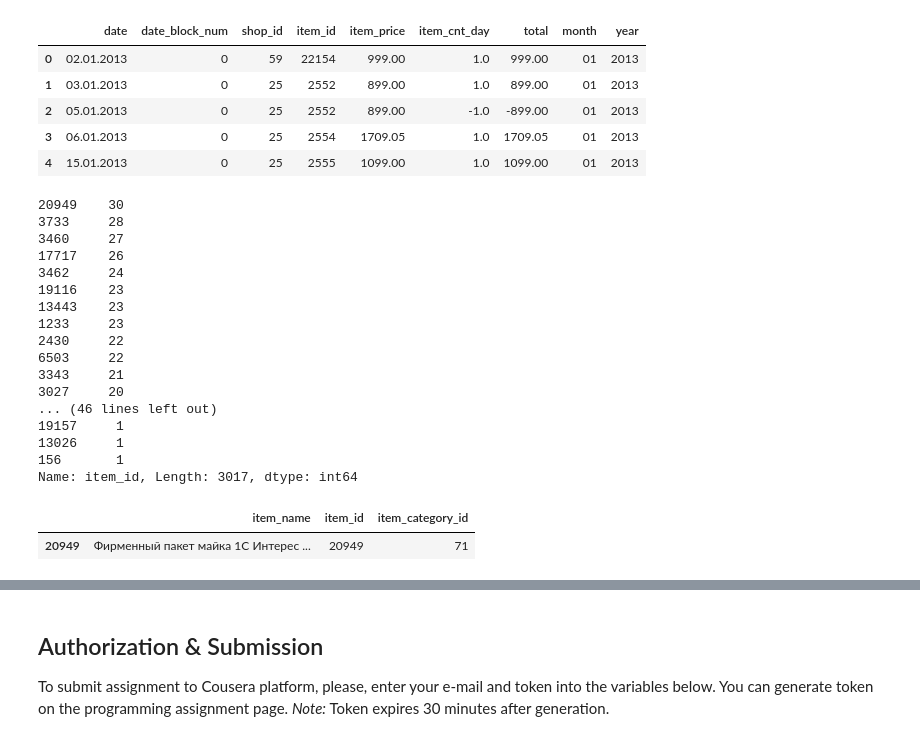
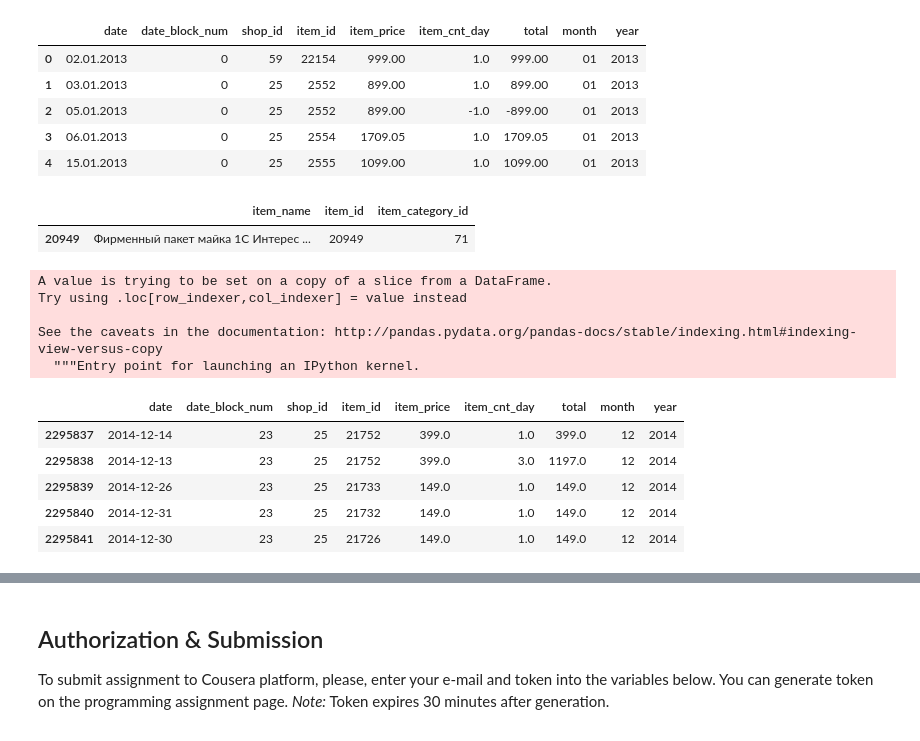
Before and after one commit to farbodab/Advanced-Machine-Learning-Specialization, a Jupyter notebook: Programming assignment, week 1_ Pandas basics/PandasBasics.ipynb, the cells around one changed output, grey strips where cells are left out. Saved outputs shown, nothing was run; the diff lists cells and outputs as text; code cells hidden in the pictures.

```diff
--- a/Programming assignment, week 1_ Pandas basics/PandasBasics.ipynb
+++ b/Programming assignment, week 1_ Pandas basics/PandasBasics.ipynb
@@ -339,30 +339,25 @@ transactions.head()
 | 4 | 15.01.2013 | 0 | 25 | 2555 | 1099.00 | 1.0 | 1099.00 | 01 | 2013 |
 # %%
 df_interest = transactions.loc[(transactions.shop_id == 25) & (transactions.month == '12') & (transactions.year == '2014')]
-# %%
-df_interest.item_id.value_counts()
-# %% [output]
-20949    30
-3733     28
-3460     27
-17717    26
-3462     24
-19116    23
-13443    23
-1233     23
-2430     22
-6503     22
-3343     21
-3027     20
-... (46 lines left out)
-19157     1
-13026     1
-156       1
-Name: item_id, Length: 3017, dtype: int64
 # %%
 items.loc[items.item_id == 20949]
 # %% [output]
 |  | item_name | item_id | item_category_id |
 | 20949 | Фирменный пакет майка 1С Интерес ... | 20949 | 71 |
 # %%
-df_interest.date = pd.to_datetime(df_interest['date'],format="%d/.%m/.%Y")
+df_interest['date'] = pd.to_datetime(df_interest['date'],format="%d.%m.%Y")
+# %% [output]
+A value is trying to be set on a copy of a slice from a DataFrame.
+Try using .loc[row_indexer,col_indexer] = value instead
+
+See the caveats in the documentation: http://pandas.pydata.org/pandas-docs/stable/indexing.html#indexing-view-versus-copy
+  """Entry point for launching an IPython kernel.
+# %%
+df_interest.head()
+# %% [output]
+|  | date | date_block_num | shop_id | item_id | item_price | item_cnt_day | total | month | year |
+| 2295837 | 2014-12-14 | 23 | 25 | 21752 | 399.0 | 1.0 | 399.0 | 12 | 2014 |
+| 2295838 | 2014-12-13 | 23 | 25 | 21752 | 399.0 | 3.0 | 1197.0 | 12 | 2014 |
+| 2295839 | 2014-12-26 | 23 | 25 | 21733 | 149.0 | 1.0 | 149.0 | 12 | 2014 |
+| 2295840 | 2014-12-31 | 23 | 25 | 21732 | 149.0 | 1.0 | 149.0 | 12 | 2014 |
+| 2295841 | 2014-12-30 | 23 | 25 | 21726 | 149.0 | 1.0 | 149.0 | 12 | 2014 |
```
Also changed, not shown: parts of 9 cells of this notebook.
